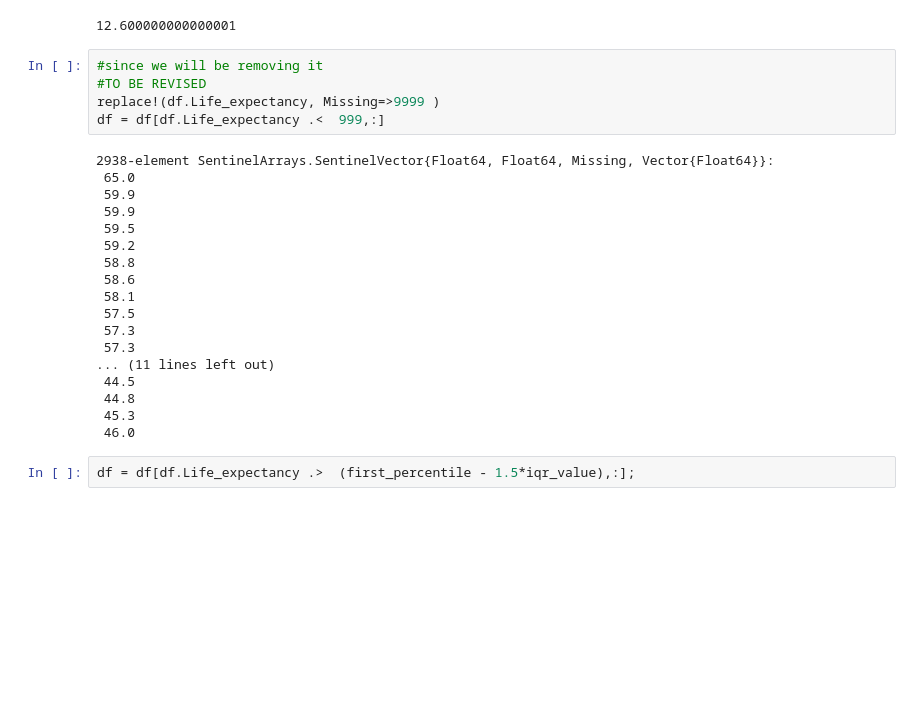
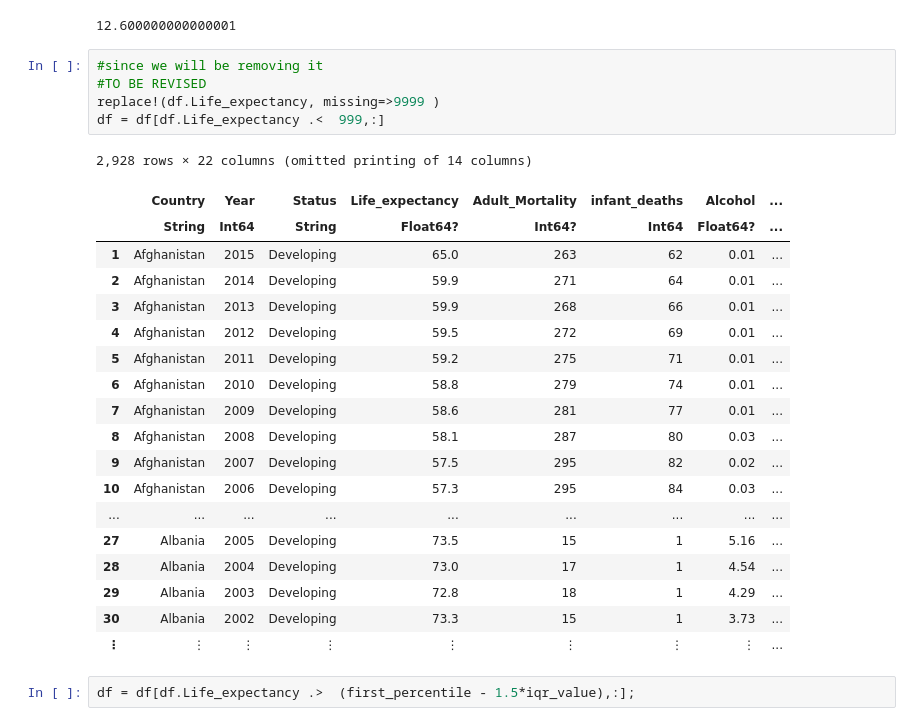
Before and after one commit to Nihal-197/julia---HackerEarth-Problems-Data-Science, a Jupyter notebook: Machine Learning Algorithms/Linear Regression.ipynb, the cells around one changed output. Drawn from its saved outputs; the diff is of its cells as text; blank space fills up the shorter version.

```diff
--- a/Machine Learning Algorithms/Linear Regression.ipynb
+++ b/Machine Learning Algorithms/Linear Regression.ipynb
@@ -200,26 +153,28 @@ iqr_value = iqr(collect(skipmissing(df.Life_expectancy)))
 # %%
 #since we will be removing it
 #TO BE REVISED
-replace!(df.Life_expectancy, Missing=>9999 )
+replace!(df.Life_expectancy, missing=>9999 )
 df = df[df.Life_expectancy .<  999,:]
 # %% [output]
-2938-element SentinelArrays.SentinelVector{Float64, Float64, Missing, Vector{Float64}}:
- 65.0
- 59.9
- 59.9
- 59.5
- 59.2
- 58.8
- 58.6
- 58.1
- 57.5
- 57.3
- 57.3
-... (11 lines left out)
- 44.5
- 44.8
- 45.3
- 46.0
+2,928 rows × 22 columns (omitted printing of 14 columns)
+|  | Country | Year | Status | Life_expectancy | Adult_Mortality | infant_deaths | Alcohol | ... |
+|  | String | Int64 | String | Float64? | Int64? | Int64 | Float64? | ... |
+| 1 | Afghanistan | 2015 | Developing | 65.0 | 263 | 62 | 0.01 | ... |
+| 2 | Afghanistan | 2014 | Developing | 59.9 | 271 | 64 | 0.01 | ... |
+| 3 | Afghanistan | 2013 | Developing | 59.9 | 268 | 66 | 0.01 | ... |
+| 4 | Afghanistan | 2012 | Developing | 59.5 | 272 | 69 | 0.01 | ... |
+| 5 | Afghanistan | 2011 | Developing | 59.2 | 275 | 71 | 0.01 | ... |
+| 6 | Afghanistan | 2010 | Developing | 58.8 | 279 | 74 | 0.01 | ... |
+| 7 | Afghanistan | 2009 | Developing | 58.6 | 281 | 77 | 0.01 | ... |
+| 8 | Afghanistan | 2008 | Developing | 58.1 | 287 | 80 | 0.03 | ... |
+| 9 | Afghanistan | 2007 | Developing | 57.5 | 295 | 82 | 0.02 | ... |
+| 10 | Afghanistan | 2006 | Developing | 57.3 | 295 | 84 | 0.03 | ... |
+| ... | ... | ... | ... | ... | ... | ... | ... | ... |
+| 27 | Albania | 2005 | Developing | 73.5 | 15 | 1 | 5.16 | ... |
+| 28 | Albania | 2004 | Developing | 73.0 | 17 | 1 | 4.54 | ... |
+| 29 | Albania | 2003 | Developing | 72.8 | 18 | 1 | 4.29 | ... |
+| 30 | Albania | 2002 | Developing | 73.3 | 15 | 1 | 3.73 | ... |
+| ⋮ | ⋮ | ⋮ | ⋮ | ⋮ | ⋮ | ⋮ | ⋮ | ... |
 # %%
 df = df[df.Life_expectancy .>  (first_percentile - 1.5*iqr_value),:];
 # %%
```
Also changed, not shown: parts of 23 cells of this notebook.
